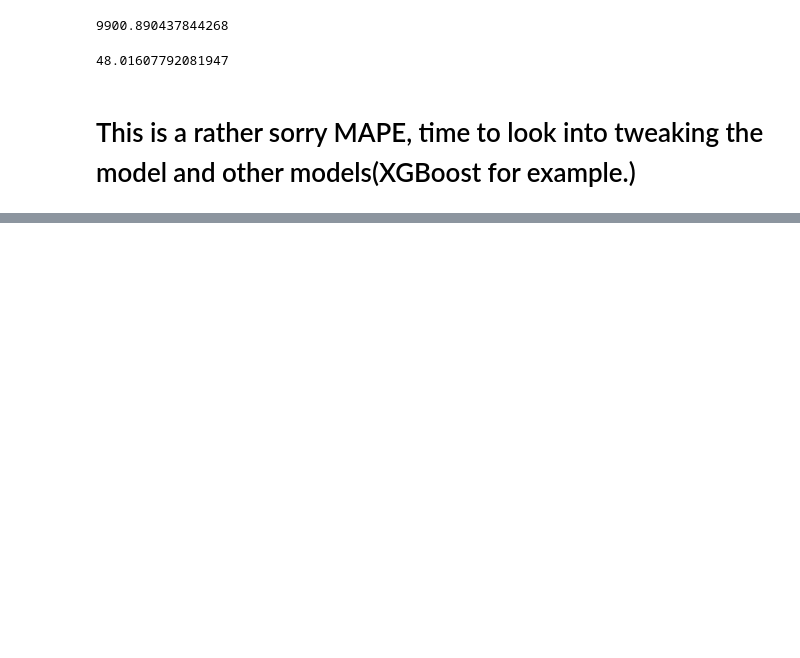
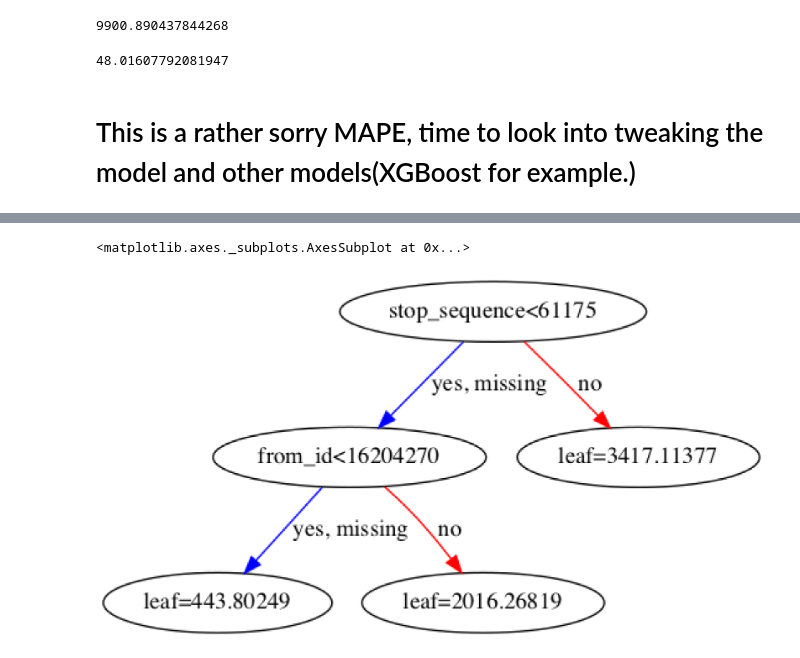
Before and after one commit to MichaelBurak/nj-transit-analysis, a Jupyter notebook: nj_transit_analysis.ipynb, the cells around one changed output, grey strips where cells are left out. Cells and saved outputs as stored; diff of their text form; code cells hidden in the pictures; blank space fills up the shorter version.

```diff
--- a/nj_transit_analysis.ipynb
+++ b/nj_transit_analysis.ipynb
@@ -331,0 +402,7 @@ mean_absolute_percentage_error(y_true=df_test['y'],
+# %%
+rcParams['figure.figsize'] = 80,50
+# %%
+plot_tree(reg)
+# %% [output]
+<matplotlib.axes._subplots.AxesSubplot at 0x...>
+[figure, added]
```
Also changed, not shown: parts of 38 cells of this notebook.
